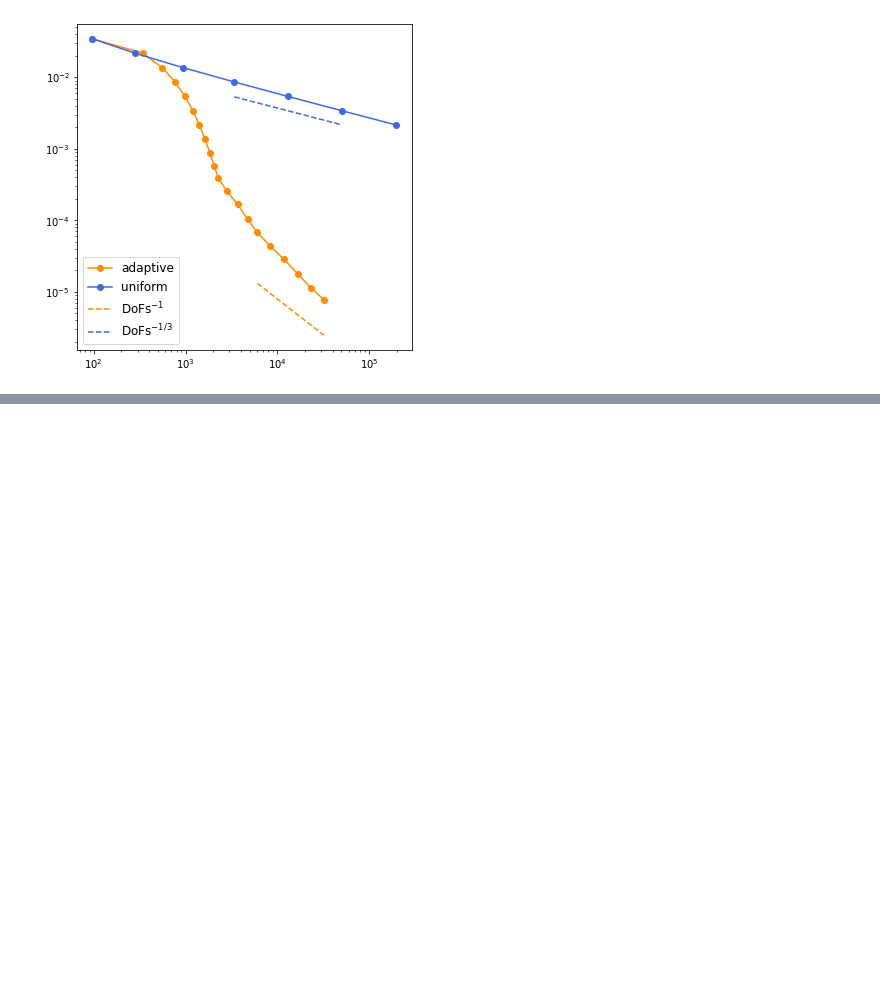
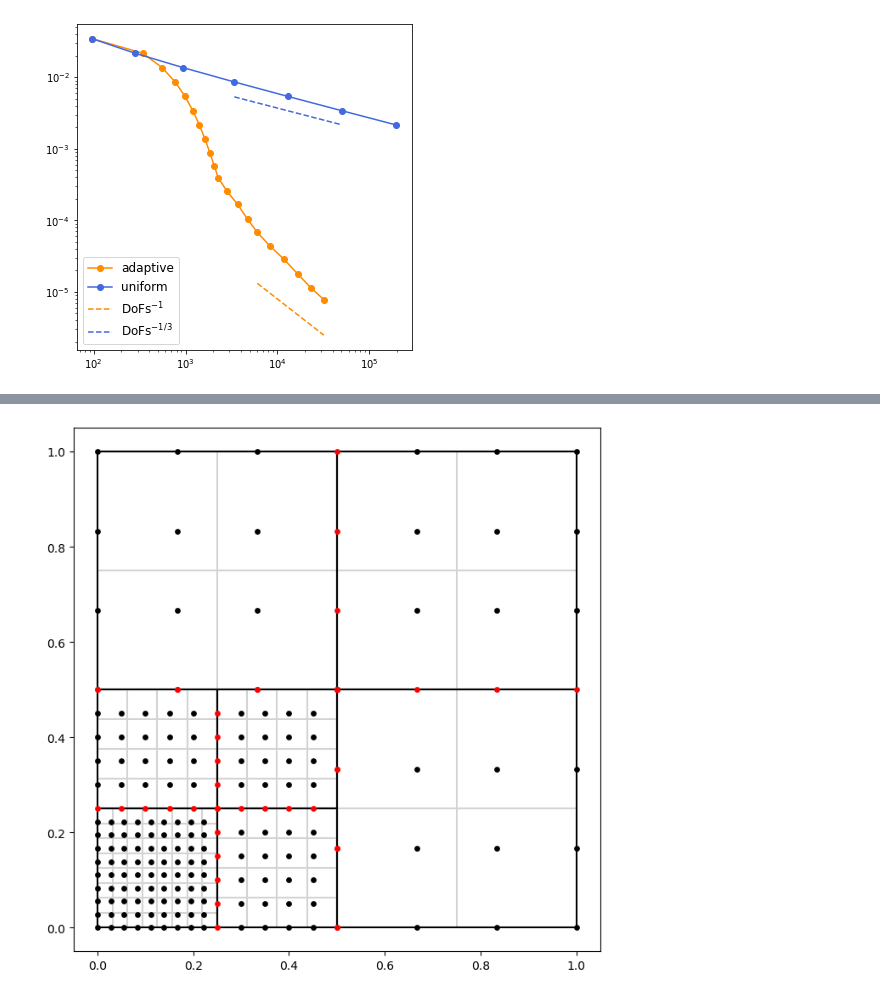
Before and after one commit to c-f-h/pyiga, a Jupyter notebook: notebooks/Test.ipynb, the cells around one changed output, grey strips where cells are left out. Drawn from its saved outputs; the diff is of its cells as text; code cells hidden in the pictures; blank space fills up the shorter version.

```diff
--- a/notebooks/Test.ipynb
+++ b/notebooks/Test.ipynb
@@ -1133,0 +1036,47 @@ AssertionError: no further dofs could be eliminated.
+# %%
+geos=[geometry.unit_square()]
+deg = 2
+kvs = 2 * (bspline.make_knots(deg, 0.0, 1.0, 2),)
+patches = [(kvs, g) for g in geos]
+# %%
+def drawSkeleton(MP):
+    for (p,b,_),(_,_,_),_ in MP.intfs:
+        ax,sd=assemble.int_to_bdspec(b)
+        geo=MP.mesh.geos()[p]
+        kvs=MP.mesh.kvs()[p]
+        grid=np.linspace(geo.support[(ax+1)%2][0], geo.support[(ax+1)%2][1],kvs[(ax+1)%2].numdofs)
+        if (p,b) == (4,1) or (p,b)==(5,3): grid=grid[1:-1]
+        if ax==0:
+            Z = geo.eval(grid,np.array([geo.support[0][sd]]))
+        else:
+            Z = geo.eval(np.array([geo.support[1][sd]]),grid)
+        plt.scatter(Z[:,:,0].ravel(),Z[:,:,1].ravel(),color='red',s=15,zorder=3)
+
+def drawInterior(MP,r=1):
+    for p in range(MP.numpatches):
+        kvs, geo = MP.mesh.kvs()[p], MP.mesh.geos()[p]
+        gridx=np.linspace(geo.support[0][0],geo.support[0][1] ,kvs[0].numdofs)
+        gridy=np.linspace(geo.support[1][0],geo.support[1][1],kvs[1].numdofs)
+        Z = geo.eval(gridx,gridy)
+        if r != 0:
+            plt.scatter(Z[r:-r,r:-r,0].ravel(),Z[r:-r,r:-r,1].ravel(),color='black',s=15)
+        else:
+            for idx in MP.mesh.outer_boundaries:
+                if (p,2) not in MP.mesh.outer_boundaries[idx]: Z = Z[1:,:,:]
+                if (p,3) not in MP.mesh.outer_boundaries[idx]: Z = Z[:-1,:,:]
+                if (p,0) not in MP.mesh.outer_boundaries[idx]: Z = Z[:,1:,:]
+                if (p,1) not in MP.mesh.outer_boundaries[idx]: Z = Z[:,:-1,:]
+            plt.scatter(Z[:,:,0].ravel(),Z[:,:,1].ravel(),color='black',s=15,zorder=2)
+# %%
+M = topology.PatchMesh(patches)
+M.split_patches();
+M.refine({0:None});
+M.split_patches({0:None});
+M.refine({0:None});
+MP=assemble.Multipatch(M, automatch=True)
+# %%
+MP.mesh.draw(patch_idx=False)
+drawInterior(MP,r=0)
+drawSkeleton(MP)
+# %% [output]
+[figure, added]
```
Also changed, not shown: parts of 24 cells of this notebook.
